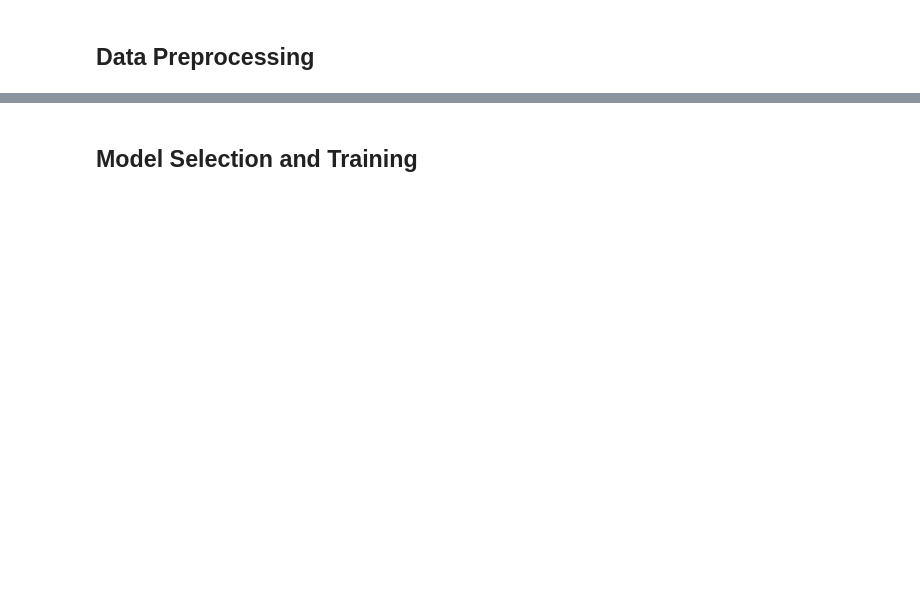
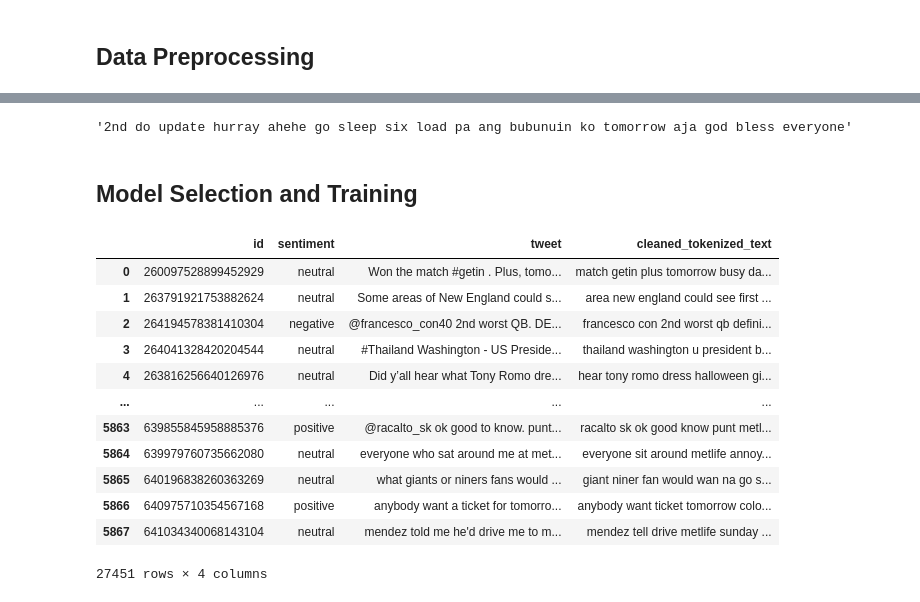
Before and after one commit to dot-william/sentiment-analysis, a Jupyter notebook: training.ipynb, the cells around one changed output, grey strips where cells are left out. Saved outputs shown, nothing was run; the diff lists cells and outputs as text; code cells hidden in the pictures; blank space fills up the shorter version.

```diff
--- a/training.ipynb
+++ b/training.ipynb
@@ -101,2 +206,29 @@ LookupError:
+# %%
+# print(set(stopwords.words('English')))
+# WordNetLemmatizer().lemmatize("us", pos='n')
+text = "2nd 2 Done with the updates! Hurray for me!! Ahehe^_^ Now I can go to sleep. Six loads pa ang bubunuin ko tomorrow...Aja! God bless everyone:)"
+
+preprocess_text(text)
+# %% [output]
+'2nd do update hurray ahehe go sleep six load pa ang bubunuin ko tomorrow aja god bless everyone'
+# %%
+tweets_df['cleaned_tokenized_text'] = tweets_df['tweet'].apply(preprocess_text)
+tweets_df.to_csv("sample.csv")
 # %% [markdown]
 ## Model Selection and Training
+# %%
+tweets_df
+# %% [output]
+|  | id | sentiment | tweet | cleaned_tokenized_text |
+| 0 | 260097528899452929 | neutral | Won the match #getin . Plus, tomo... | match getin plus tomorrow busy da... |
+| 1 | 263791921753882624 | neutral | Some areas of New England could s... | area new england could see first ... |
+| 2 | 264194578381410304 | negative | @francesco_con40 2nd worst QB. DE... | francesco con 2nd worst qb defini... |
+| 3 | 264041328420204544 | neutral | #Thailand Washington - US Preside... | thailand washington u president b... |
+| 4 | 263816256640126976 | neutral | Did y’all hear what Tony Romo dre... | hear tony romo dress halloween gi... |
+| ... | ... | ... | ... | ... |
+| 5863 | 639855845958885376 | positive | @racalto_sk ok good to know. punt... | racalto sk ok good know punt metl... |
+| 5864 | 639979760735662080 | neutral | everyone who sat around me at met... | everyone sit around metlife annoy... |
+| 5865 | 640196838260363269 | neutral | what giants or niners fans would ... | giant niner fan would wan na go s... |
+| 5866 | 640975710354567168 | positive | anybody want a ticket for tomorro... | anybody want ticket tomorrow colo... |
+| 5867 | 641034340068143104 | neutral | mendez told me he'd drive me to m... | mendez tell drive metlife sunday ... |
+27451 rows × 4 columns
```
Also changed, not shown: parts of 24 cells of this notebook, 1 other file.
